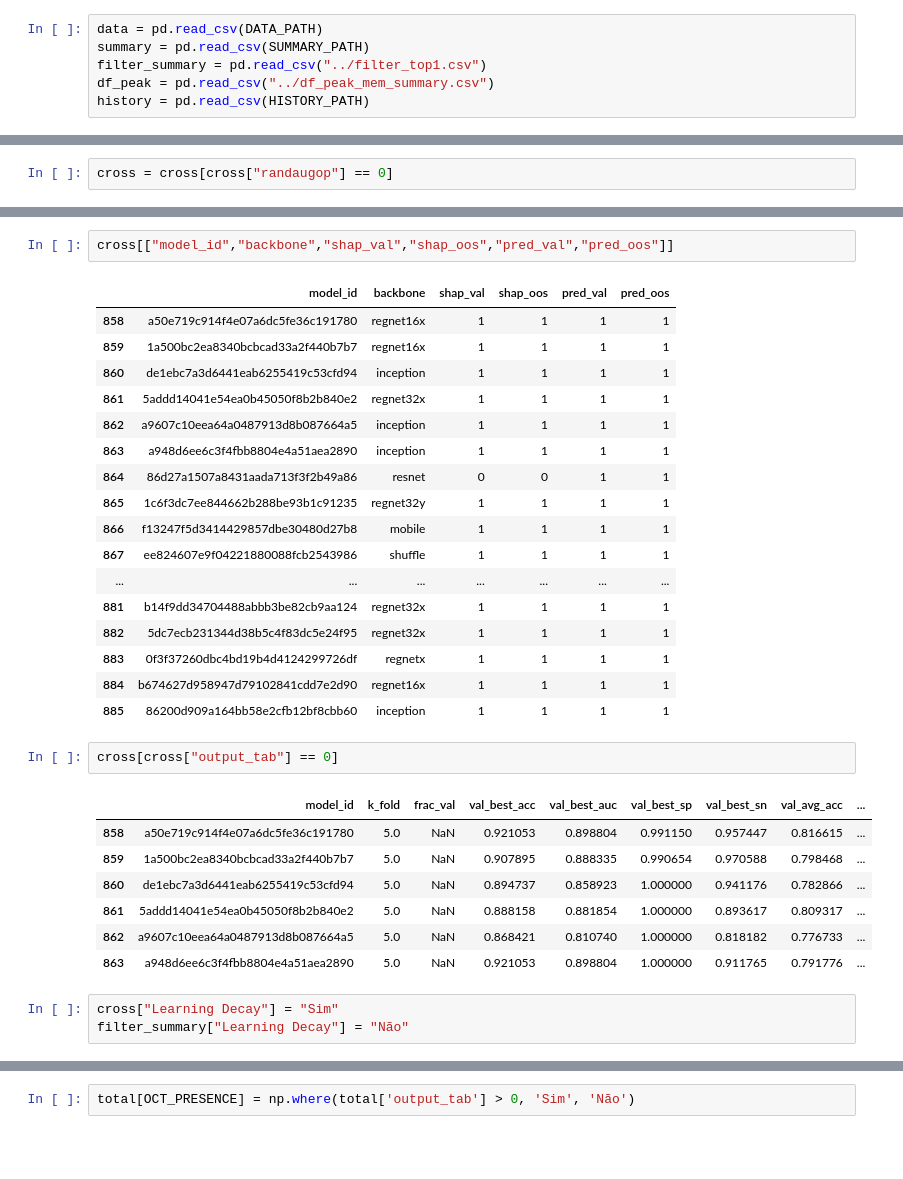
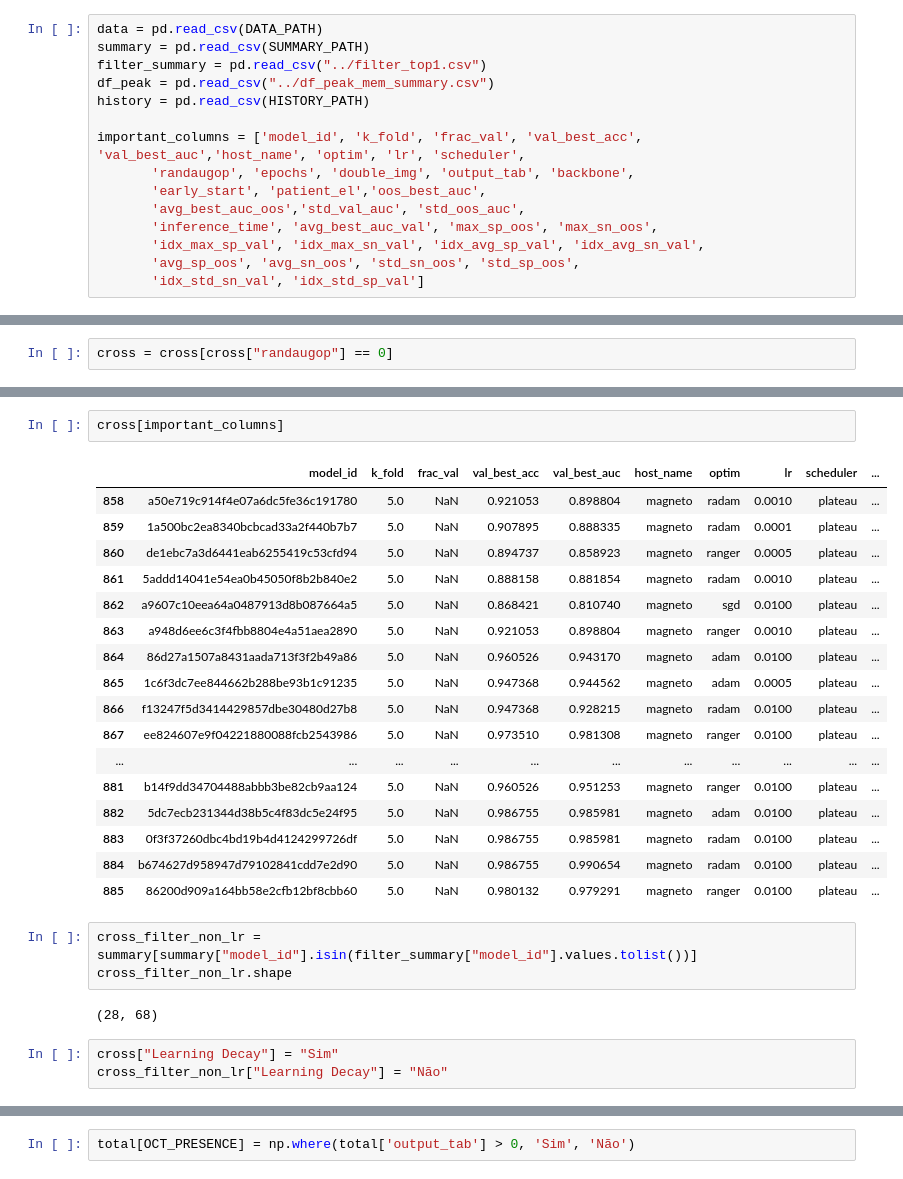
Before and after one commit to FelipeMarcelino/glaucoma, a Jupyter notebook: notebooks/Untitled3.ipynb, the cells around one changed output, grey strips where cells are left out. Saved outputs shown, nothing was run; the diff lists cells and outputs as text; blank space fills up the shorter version.

```diff
--- a/notebooks/Untitled3.ipynb
+++ b/notebooks/Untitled3.ipynb
@@ -192,3 +192,12 @@ summary = pd.read_csv(SUMMARY_PATH)
 filter_summary = pd.read_csv("../filter_top1.csv")
 df_peak = pd.read_csv("../df_peak_mem_summary.csv")
 history = pd.read_csv(HISTORY_PATH)
+
+important_columns = ['model_id', 'k_fold', 'frac_val', 'val_best_acc', 'val_best_auc','host_name', 'optim', 'lr', 'scheduler',
+       'randaugop', 'epochs', 'double_img', 'output_tab', 'backbone',
+       'early_start', 'patient_el','oos_best_auc',
+       'avg_best_auc_oos','std_val_auc', 'std_oos_auc',
+       'inference_time', 'avg_best_auc_val', 'max_sp_oos', 'max_sn_oos',
+       'idx_max_sp_val', 'idx_max_sn_val', 'idx_avg_sp_val', 'idx_avg_sn_val',
+       'avg_sp_oos', 'avg_sn_oos', 'std_sn_oos', 'std_sp_oos',
+       'idx_std_sn_val', 'idx_std_sp_val']
@@ -235,35 +257,30 @@ cross.shape
+# %%
+cross[important_columns]
+# %% [output]
+|  | model_id | k_fold | frac_val | val_best_acc | val_best_auc | host_name | optim | lr | scheduler | ... |
+| 858 | a50e719c914f4e07a6dc5fe36c191780 | 5.0 | NaN | 0.921053 | 0.898804 | magneto | radam | 0.0010 | plateau | ... |
+| 859 | 1a500bc2ea8340bcbcad33a2f440b7b7 | 5.0 | NaN | 0.907895 | 0.888335 | magneto | radam | 0.0001 | plateau | ... |
+| 860 | de1ebc7a3d6441eab6255419c53cfd94 | 5.0 | NaN | 0.894737 | 0.858923 | magneto | ranger | 0.0005 | plateau | ... |
+| 861 | 5addd14041e54ea0b45050f8b2b840e2 | 5.0 | NaN | 0.888158 | 0.881854 | magneto | radam | 0.0010 | plateau | ... |
+| 862 | a9607c10eea64a0487913d8b087664a5 | 5.0 | NaN | 0.868421 | 0.810740 | magneto | sgd | 0.0100 | plateau | ... |
+| 863 | a948d6ee6c3f4fbb8804e4a51aea2890 | 5.0 | NaN | 0.921053 | 0.898804 | magneto | ranger | 0.0010 | plateau | ... |
+| 864 | 86d27a1507a8431aada713f3f2b49a86 | 5.0 | NaN | 0.960526 | 0.943170 | magneto | adam | 0.0100 | plateau | ... |
+| 865 | 1c6f3dc7ee844662b288be93b1c91235 | 5.0 | NaN | 0.947368 | 0.944562 | magneto | adam | 0.0005 | plateau | ... |
+| 866 | f13247f5d3414429857dbe30480d27b8 | 5.0 | NaN | 0.947368 | 0.928215 | magneto | radam | 0.0100 | plateau | ... |
+| 867 | ee824607e9f04221880088fcb2543986 | 5.0 | NaN | 0.973510 | 0.981308 | magneto | ranger | 0.0100 | plateau | ... |
+| ... | ... | ... | ... | ... | ... | ... | ... | ... | ... | ... |
+| 881 | b14f9dd34704488abbb3be82cb9aa124 | 5.0 | NaN | 0.960526 | 0.951253 | magneto | ranger | 0.0100 | plateau | ... |
+| 882 | 5dc7ecb231344d38b5c4f83dc5e24f95 | 5.0 | NaN | 0.986755 | 0.985981 | magneto | adam | 0.0100 | plateau | ... |
+| 883 | 0f3f37260dbc4bd19b4d4124299726df | 5.0 | NaN | 0.986755 | 0.985981 | magneto | radam | 0.0100 | plateau | ... |
+| 884 | b674627d958947d79102841cdd7e2d90 | 5.0 | NaN | 0.986755 | 0.990654 | magneto | radam | 0.0100 | plateau | ... |
+| 885 | 86200d909a164bb58e2cfb12bf8cbb60 | 5.0 | NaN | 0.980132 | 0.979291 | magneto | ranger | 0.0100 | plateau | ... |
 # %%
-cross[["model_id","backbone","shap_val","shap_oos","pred_val","pred_oos"]]
+cross_filter_non_lr = summary[summary["model_id"].isin(filter_summary["model_id"].values.tolist())]
+cross_filter_non_lr.shape
 # %% [output]
-|  | model_id | backbone | shap_val | shap_oos | pred_val | pred_oos |
-| 858 | a50e719c914f4e07a6dc5fe36c191780 | regnet16x | 1 | 1 | 1 | 1 |
-| 859 | 1a500bc2ea8340bcbcad33a2f440b7b7 | regnet16x | 1 | 1 | 1 | 1 |
-| 860 | de1ebc7a3d6441eab6255419c53cfd94 | inception | 1 | 1 | 1 | 1 |
-| 861 | 5addd14041e54ea0b45050f8b2b840e2 | regnet32x | 1 | 1 | 1 | 1 |
-| 862 | a9607c10eea64a0487913d8b087664a5 | inception | 1 | 1 | 1 | 1 |
-| 863 | a948d6ee6c3f4fbb8804e4a51aea2890 | inception | 1 | 1 | 1 | 1 |
-| 864 | 86d27a1507a8431aada713f3f2b49a86 | resnet | 0 | 0 | 1 | 1 |
-| 865 | 1c6f3dc7ee844662b288be93b1c91235 | regnet32y | 1 | 1 | 1 | 1 |
-| 866 | f13247f5d3414429857dbe30480d27b8 | mobile | 1 | 1 | 1 | 1 |
-| 867 | ee824607e9f04221880088fcb2543986 | shuffle | 1 | 1 | 1 | 1 |
-| ... | ... | ... | ... | ... | ... | ... |
-| 881 | b14f9dd34704488abbb3be82cb9aa124 | regnet32x | 1 | 1 | 1 | 1 |
-| 882 | 5dc7ecb231344d38b5c4f83dc5e24f95 | regnet32x | 1 | 1 | 1 | 1 |
-| 883 | 0f3f37260dbc4bd19b4d4124299726df | regnetx | 1 | 1 | 1 | 1 |
-| 884 | b674627d958947d79102841cdd7e2d90 | regnet16x | 1 | 1 | 1 | 1 |
-| 885 | 86200d909a164bb58e2cfb12bf8cbb60 | inception | 1 | 1 | 1 | 1 |
+(28, 68)
-# %%
-cross[cross["output_tab"] == 0]
-# %% [output]
-|  | model_id | k_fold | frac_val | val_best_acc | val_best_auc | val_best_sp | val_best_sn | val_avg_acc | ... |
-| 858 | a50e719c914f4e07a6dc5fe36c191780 | 5.0 | NaN | 0.921053 | 0.898804 | 0.991150 | 0.957447 | 0.816615 | ... |
-| 859 | 1a500bc2ea8340bcbcad33a2f440b7b7 | 5.0 | NaN | 0.907895 | 0.888335 | 0.990654 | 0.970588 | 0.798468 | ... |
-| 860 | de1ebc7a3d6441eab6255419c53cfd94 | 5.0 | NaN | 0.894737 | 0.858923 | 1.000000 | 0.941176 | 0.782866 | ... |
-| 861 | 5addd14041e54ea0b45050f8b2b840e2 | 5.0 | NaN | 0.888158 | 0.881854 | 1.000000 | 0.893617 | 0.809317 | ... |
-| 862 | a9607c10eea64a0487913d8b087664a5 | 5.0 | NaN | 0.868421 | 0.810740 | 1.000000 | 0.818182 | 0.776733 | ... |
-| 863 | a948d6ee6c3f4fbb8804e4a51aea2890 | 5.0 | NaN | 0.921053 | 0.898804 | 1.000000 | 0.911765 | 0.791776 | ... |
 # %%
 cross["Learning Decay"] = "Sim"
-filter_summary["Learning Decay"] = "Não"
+cross_filter_non_lr["Learning Decay"] = "Não"
 # %%
 filtered_cross = cross[["model_id","backbone","val_best_auc","val_avg_auc","optim","lr","output_tab","Learning Decay","inference_time"]]
```
Also changed, not shown: parts of 32 cells of this notebook, 2 other files.
